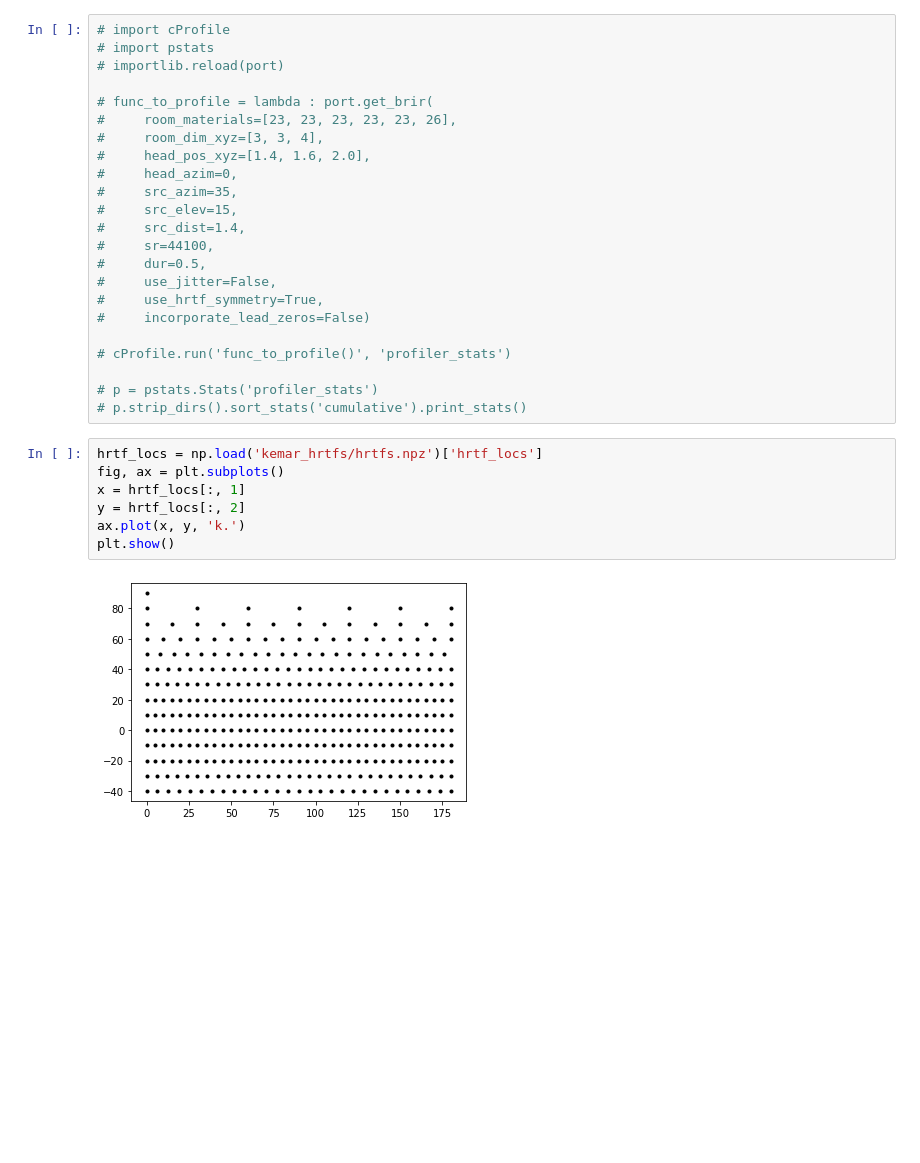
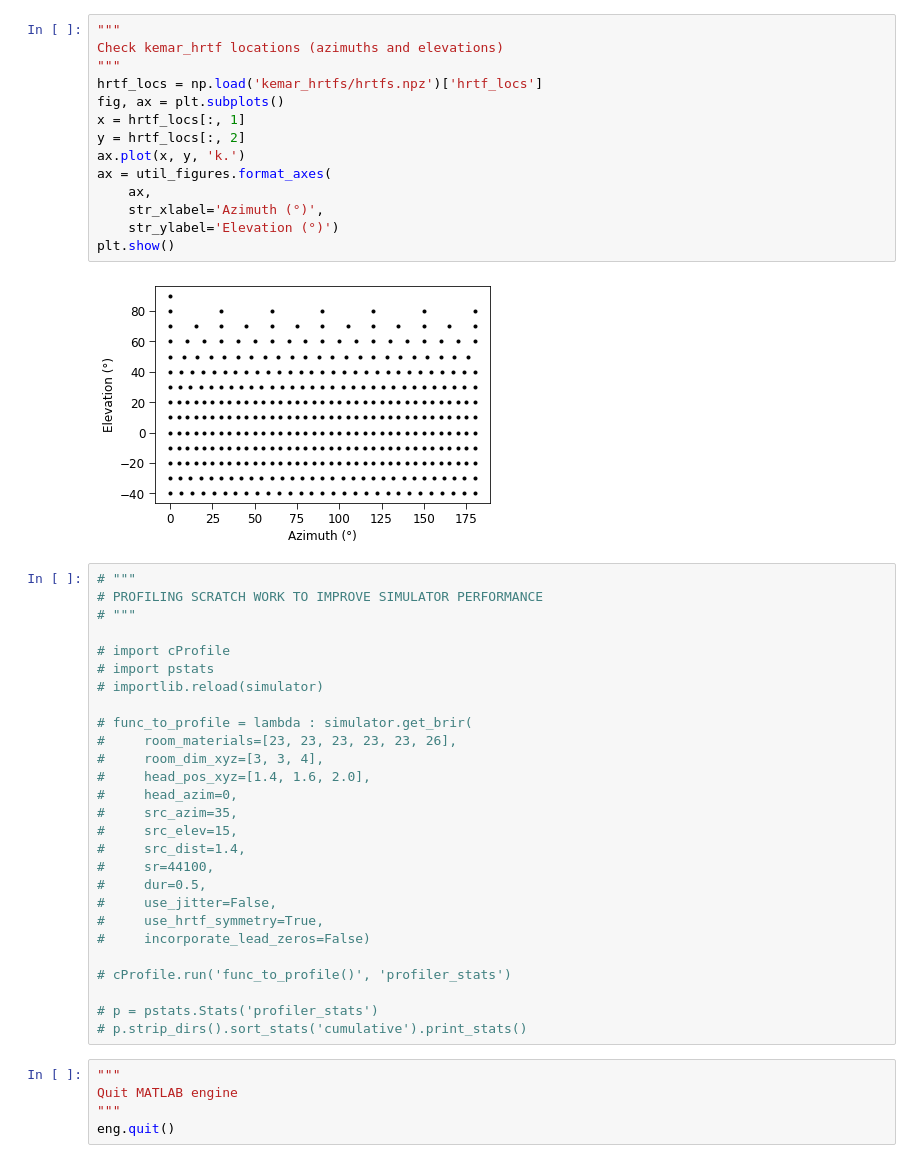
Before and after one commit to msaddler/virtual_acoustic_room, a Jupyter notebook: DEMO.ipynb, the cells around one changed output. Cells and saved outputs as stored; diff of their text form; blank space fills up the shorter version.

```diff
--- a/DEMO.ipynb
+++ b/DEMO.ipynb
@@ -235,9 +300,29 @@ plt.show()
+# %%
+"""
+Check kemar_hrtf locations (azimuths and elevations)
+"""
+hrtf_locs = np.load('kemar_hrtfs/hrtfs.npz')['hrtf_locs']
+fig, ax = plt.subplots()
+x = hrtf_locs[:, 1]
+y = hrtf_locs[:, 2]
+ax.plot(x, y, 'k.')
+ax = util_figures.format_axes(
+    ax,
+    str_xlabel='Azimuth (°)',
+    str_ylabel='Elevation (°)')
+plt.show()
+# %% [output]
+[figure, added]
 # %%
+# """
+# PROFILING SCRATCH WORK TO IMPROVE SIMULATOR PERFORMANCE
+# """
+
 # import cProfile
 # import pstats
-# importlib.reload(port)
+# importlib.reload(simulator)
 
-# func_to_profile = lambda : port.get_brir(
+# func_to_profile = lambda : simulator.get_brir(
 #     room_materials=[23, 23, 23, 23, 23, 26],
 #     room_dim_xyz=[3, 3, 4],
 #     head_pos_xyz=[1.4, 1.6, 2.0],
@@ -255,12 +340,8 @@ plt.show()
 
 # p = pstats.Stats('profiler_stats')
 # p.strip_dirs().sort_stats('cumulative').print_stats()
-# %%
-hrtf_locs = np.load('kemar_hrtfs/hrtfs.npz')['hrtf_locs']
-fig, ax = plt.subplots()
-x = hrtf_locs[:, 1]
-y = hrtf_locs[:, 2]
-ax.plot(x, y, 'k.')
-plt.show()
-# %% [output]
-[figure, removed]
+# %%
+"""
+Quit MATLAB engine
+"""
+eng.quit()
```
Also changed, not shown: parts of 11 cells of this notebook, 1 other file.
